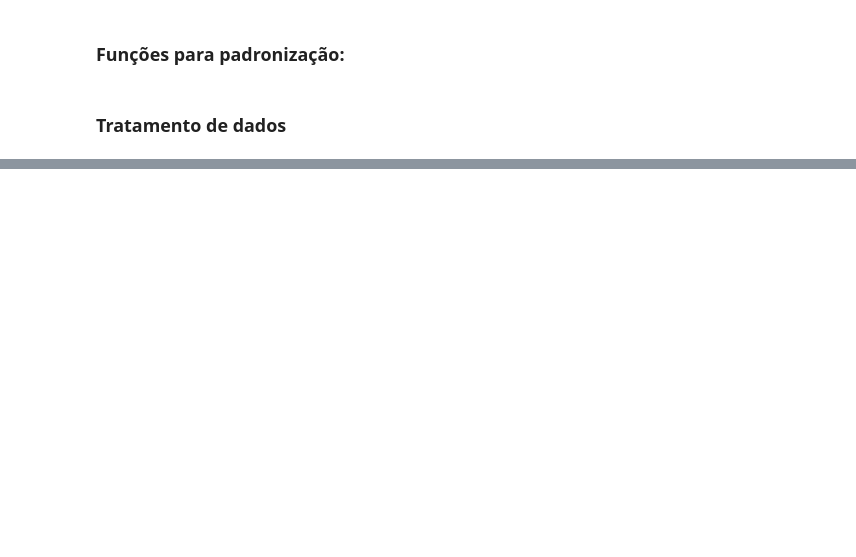
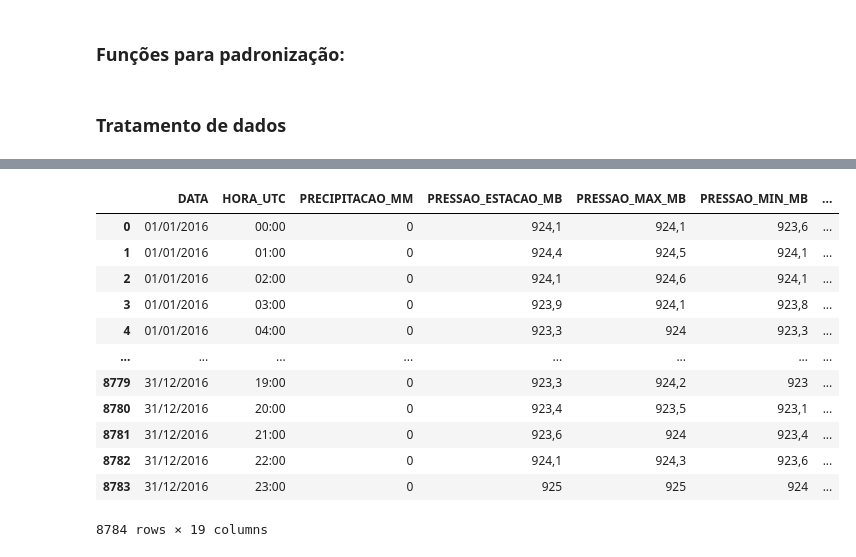
Before and after one commit to BeiraMar-G2/beira-mar-data-analytics, a Jupyter notebook: 02tratamento.ipynb, the cells around one changed output, grey strips where cells are left out. Saved outputs shown, nothing was run; the diff lists cells and outputs as text; code cells hidden in the pictures; blank space fills up the shorter version.

```diff
--- a/02tratamento.ipynb
+++ b/02tratamento.ipynb
@@ -41,6 +43,14 @@ def padronizar_data(df, coluna):
   df[coluna] = df[coluna].dt.strftime('%d/%m/%Y')
 
   return df
+# %%
+def padronizar_data2(df, coluna):
+
+    df[coluna] = pd.to_datetime(df[coluna], format='%Y-%m-%d')
+
+    df[coluna] = df[coluna].dt.strftime('%d/%m/%Y')
+
+    return df
 # %%
 def padronizar_colunas(df):
 
@@ -82,0 +131,16 @@ df_med = padronizar_maiusculo(df_med)
+# %%
+df_clima
+# %% [output]
+|  | DATA | HORA_UTC | PRECIPITACAO_MM | PRESSAO_ESTACAO_MB | PRESSAO_MAX_MB | PRESSAO_MIN_MB | ... |
+| 0 | 01/01/2016 | 00:00 | 0 | 924,1 | 924,1 | 923,6 | ... |
+| 1 | 01/01/2016 | 01:00 | 0 | 924,4 | 924,5 | 924,1 | ... |
+| 2 | 01/01/2016 | 02:00 | 0 | 924,1 | 924,6 | 924,1 | ... |
+| 3 | 01/01/2016 | 03:00 | 0 | 923,9 | 924,1 | 923,8 | ... |
+| 4 | 01/01/2016 | 04:00 | 0 | 923,3 | 924 | 923,3 | ... |
+| ... | ... | ... | ... | ... | ... | ... | ... |
+| 8779 | 31/12/2016 | 19:00 | 0 | 923,3 | 924,2 | 923 | ... |
+| 8780 | 31/12/2016 | 20:00 | 0 | 923,4 | 923,5 | 923,1 | ... |
+| 8781 | 31/12/2016 | 21:00 | 0 | 923,6 | 924 | 923,4 | ... |
+| 8782 | 31/12/2016 | 22:00 | 0 | 924,1 | 924,3 | 923,6 | ... |
+| 8783 | 31/12/2016 | 23:00 | 0 | 925 | 925 | 924 | ... |
+8784 rows × 19 columns
```
Also changed, not shown: parts of 14 cells of this notebook, 20 other files.
